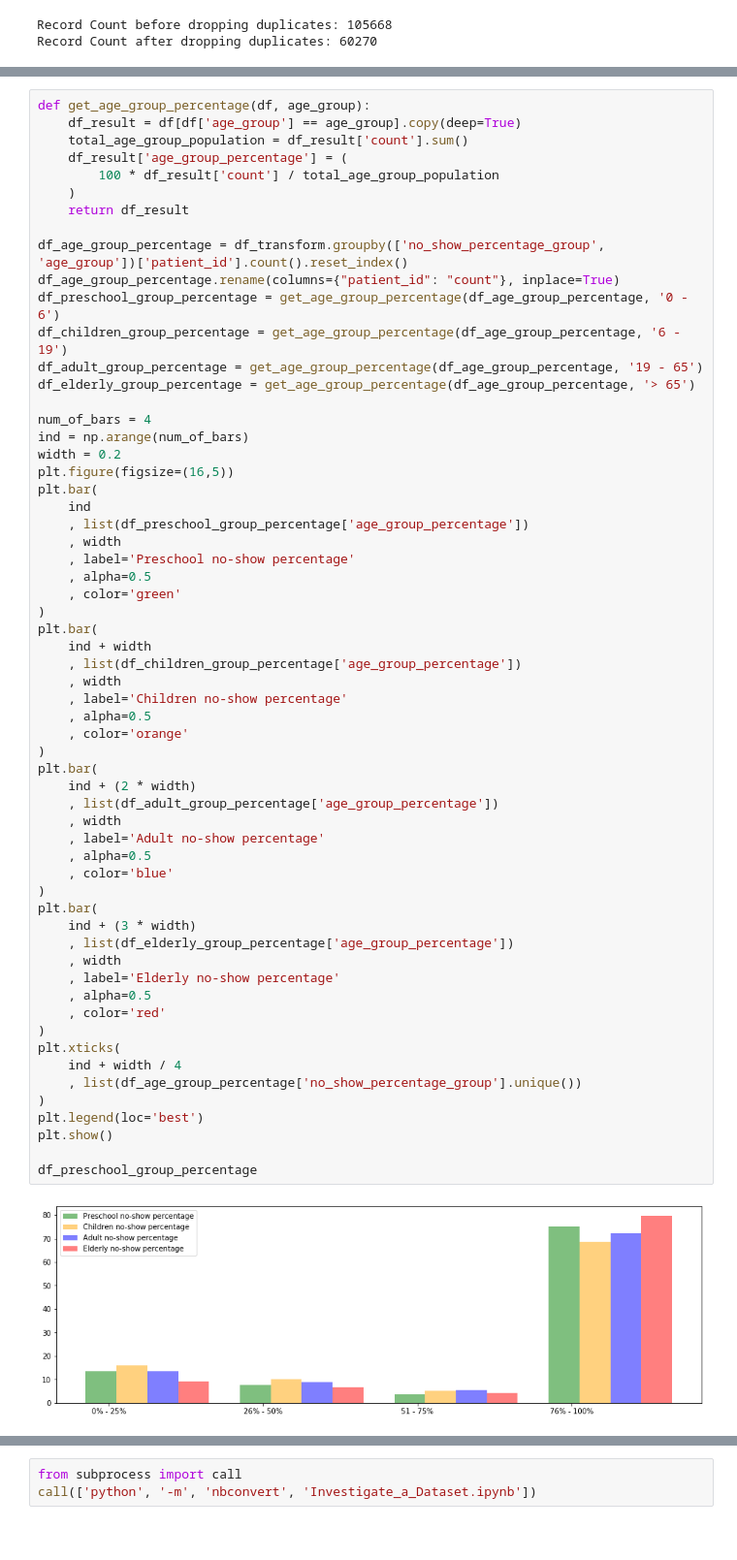
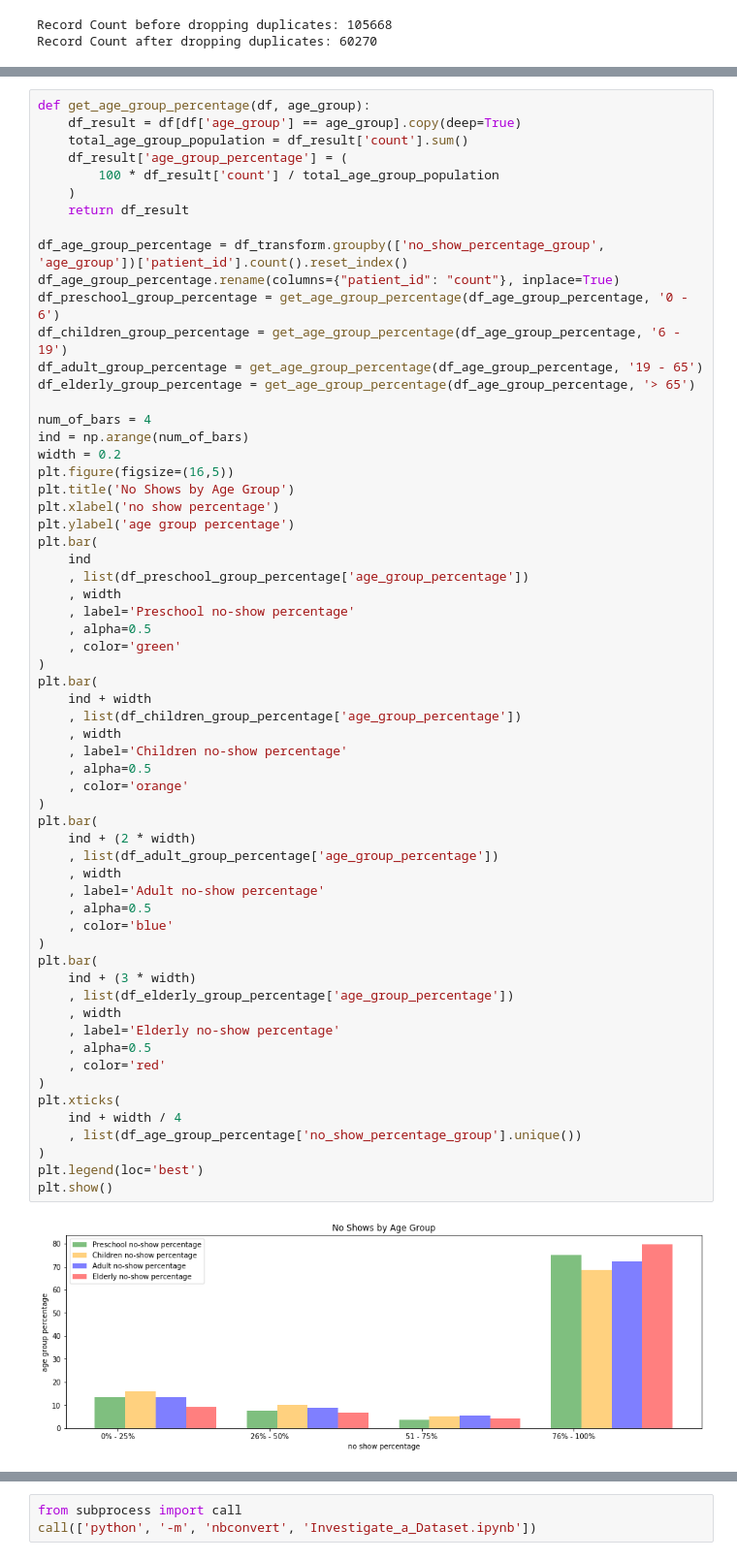
Before and after one commit to seetdev/dand-p2, a Jupyter notebook: Investigate_a_Dataset.ipynb, the cells around one changed output, grey strips where cells are left out. Shown: that part at 97% size. Drawn from its saved outputs; the diff is of its cells as text; blank space fills up the shorter version.

```diff
--- a/Investigate_a_Dataset.ipynb
+++ b/Investigate_a_Dataset.ipynb
@@ -936,6 +1000,9 @@ num_of_bars = 4
 ind = np.arange(num_of_bars)
 width = 0.2
 plt.figure(figsize=(16,5))
+plt.title('No Shows by Age Group')
+plt.xlabel('no show percentage')
+plt.ylabel('age group percentage')
 plt.bar(
     ind
     , list(df_preschool_group_percentage['age_group_percentage'])
@@ -948,33 +1015,31 @@ plt.bar(
     ind + width
     , list(df_children_group_percentage['age_group_percentage'])
     , width
     , label='Children no-show percentage'
     , alpha=0.5
     , color='orange'
 )
 plt.bar(
     ind + (2 * width)
     , list(df_adult_group_percentage['age_group_percentage'])
     , width
     , label='Adult no-show percentage'
     , alpha=0.5
     , color='blue'
 )
 plt.bar(
     ind + (3 * width)
     , list(df_elderly_group_percentage['age_group_percentage'])
     , width
     , label='Elderly no-show percentage'
     , alpha=0.5
     , color='red'
 )
 plt.xticks(
     ind + width / 4
     , list(df_age_group_percentage['no_show_percentage_group'].unique())
 )
 plt.legend(loc='best')
 plt.show()
-
-df_preschool_group_percentage
 # %% [output]
-[figure, old version]
+[figure, new version]
```
Also changed, not shown: parts of 40 cells of this notebook, 1 other file.
